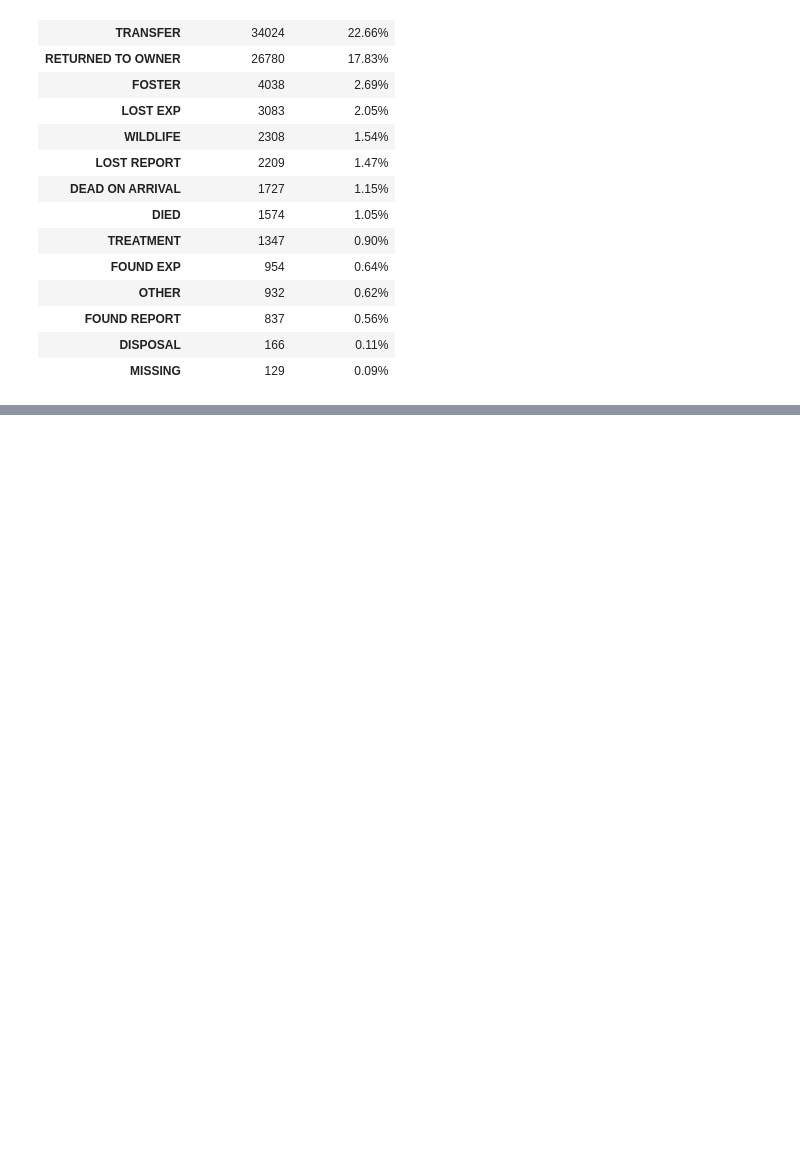
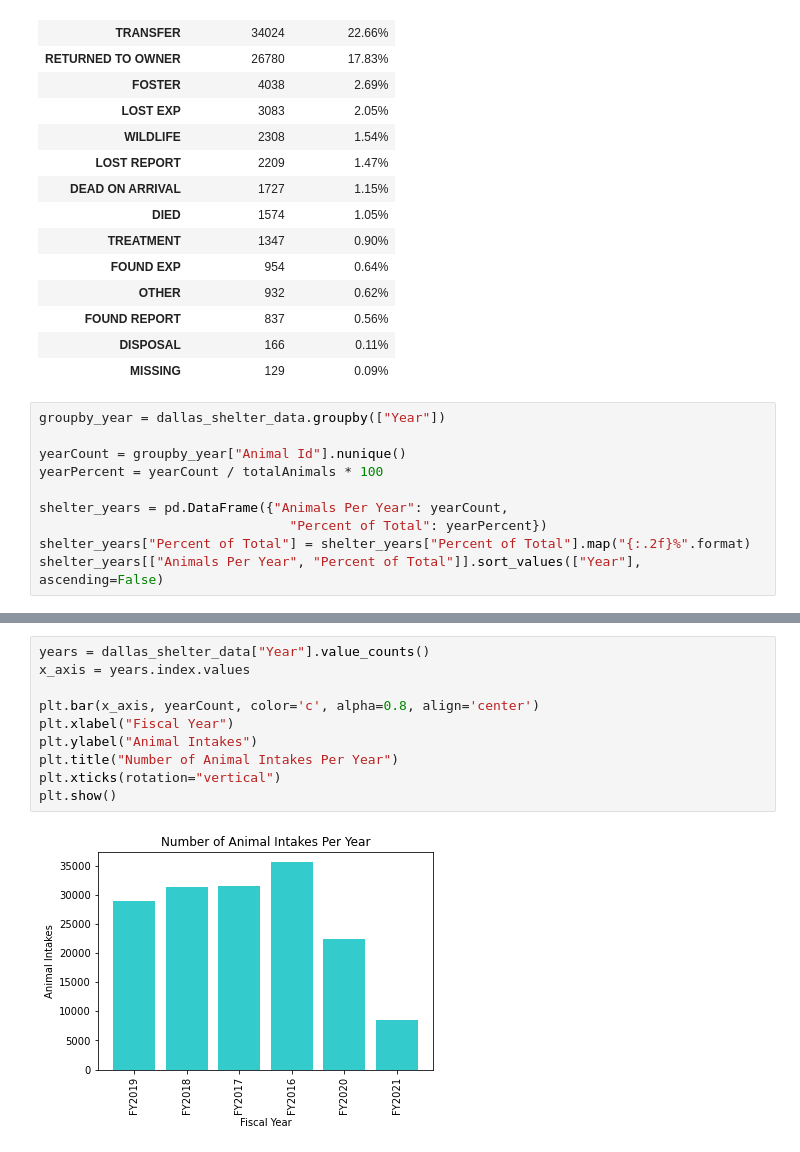
Before and after one commit to jconcha56429/Project1, a Jupyter notebook: Project1.ipynb, the cells around one changed output, grey strips where cells are left out. Cells and saved outputs as stored; diff of their text form; blank space fills up the shorter version.

```diff
--- a/Project1.ipynb
+++ b/Project1.ipynb
@@ -270,3 +270,13 @@ shelter_outcomes[["Total Outcomes", "Percent of Total"]].sort_values(["Total Out
 | FOUND REPORT | 837 | 0.56% |
 | DISPOSAL | 166 | 0.11% |
 | MISSING | 129 | 0.09% |
+# %%
+groupby_year = dallas_shelter_data.groupby(["Year"])
+
+yearCount = groupby_year["Animal Id"].nunique()
+yearPercent = yearCount / totalAnimals * 100
+
+shelter_years = pd.DataFrame({"Animals Per Year": yearCount,
+                                "Percent of Total": yearPercent})
+shelter_years["Percent of Total"] = shelter_years["Percent of Total"].map("{:.2f}%".format)
+shelter_years[["Animals Per Year", "Percent of Total"]].sort_values(["Year"], ascending=False)
@@ -272,0 +292,12 @@ shelter_outcomes[["Total Outcomes", "Percent of Total"]].sort_values(["Total Out
+# %%
+years = dallas_shelter_data["Year"].value_counts()
+x_axis = years.index.values
+
+plt.bar(x_axis, yearCount, color='c', alpha=0.8, align='center')
+plt.xlabel("Fiscal Year")
+plt.ylabel("Animal Intakes")
+plt.title("Number of Animal Intakes Per Year")
+plt.xticks(rotation="vertical")
+plt.show()
+# %% [output]
+[figure, added]
```
Also changed, not shown: parts of 1 cell of this notebook.
